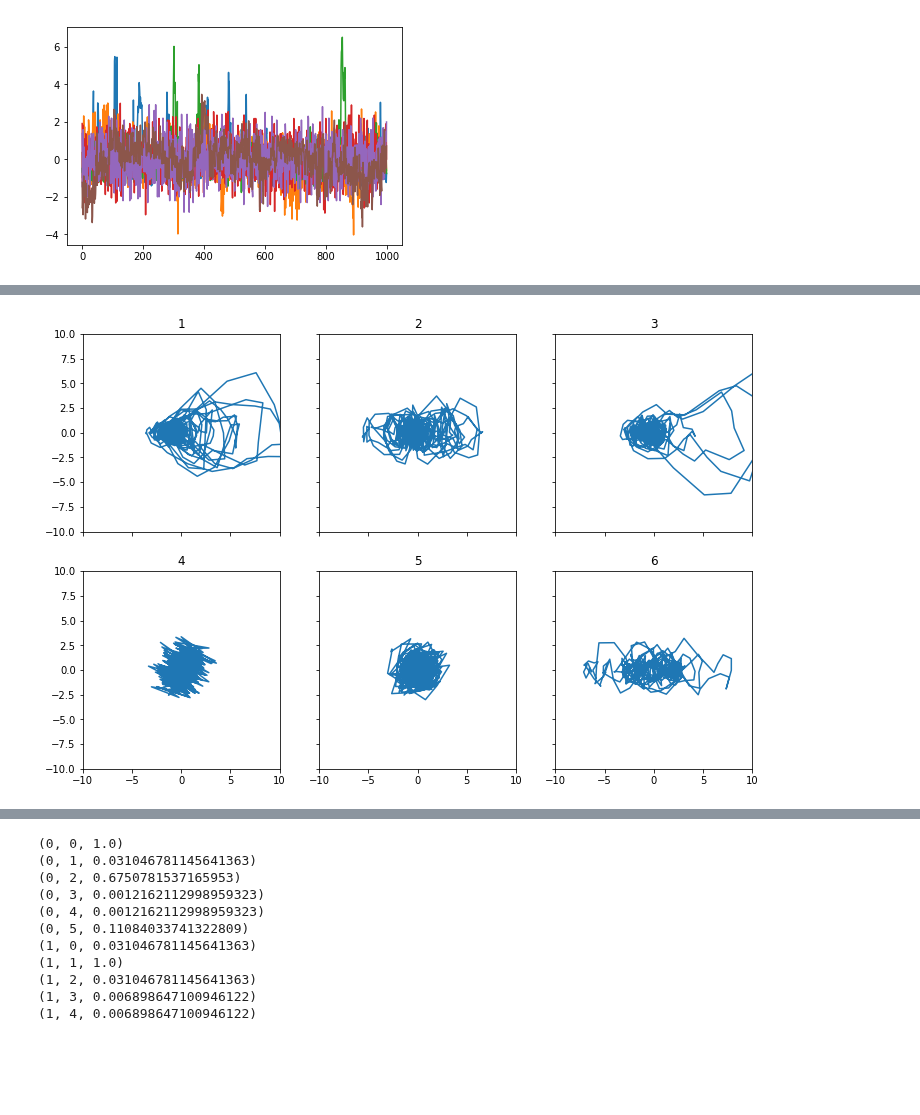
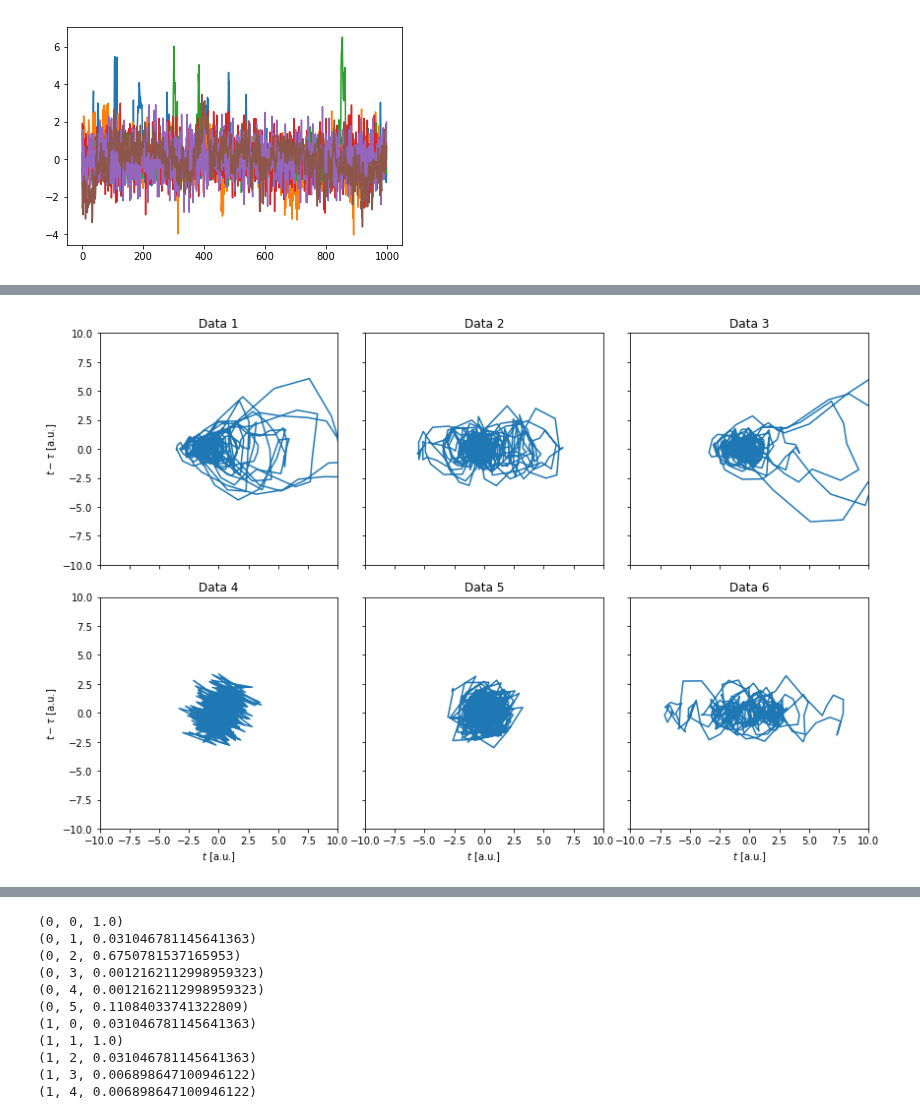
Before and after one commit to Mikkolehtimaki/eitn_model_validation, a Jupyter notebook: Attractor.ipynb, the cells around one changed output, grey strips where cells are left out. Drawn from its saved outputs; the diff is of its cells as text; code cells hidden in the pictures; blank space fills up the shorter version.

```diff
--- a/Attractor.ipynb
+++ b/Attractor.ipynb
@@ -87,12 +87,18 @@ ax1.set_ylim(-lim_value,lim_value)
 ax2.set_ylim(-lim_value,lim_value)
 ax5.set_ylim(-lim_value,lim_value)
 
-ax1.set_title('1')
-ax2.set_title('2')
-ax3.set_title('3')
-ax4.set_title('4')
-ax5.set_title('5')
-ax6.set_title('6')
+ax1.set_title('Data 1')
+ax2.set_title('Data 2')
+ax3.set_title('Data 3')
+ax4.set_title('Data 4')
+ax5.set_title('Data 5')
+ax6.set_title('Data 6')
 
+ax1.set_ylabel(r'$t-\tau$ [a.u.]')
+ax4.set_ylabel(r'$t-\tau$ [a.u.]')
+ax4.set_xlabel(r'$t$ [a.u.]')
+ax5.set_xlabel(r'$t$ [a.u.]')
+ax6.set_xlabel(r'$t$ [a.u.]')
+plt.tight_layout()
 plt.show()
 # %% [output]
@@ -124,29 +130,36 @@ x6 = pca6.transform(x6.T).T
 # %%
 f, ((ax1, ax2, ax3), (ax4, ax5, ax6)) = plt.subplots(2, 3, sharex='col', sharey='row', figsize=(12,8))
 ax1.plot(x1[0], x1[1])
 ax2.plot(x2[0], x2[1])
 ax3.plot(x3[0], x3[1])
 ax4.plot(x4[0], x4[1])
 ax5.plot(x5[0], x5[1])
 ax6.plot(x6[0], x6[1])
 
 lim_value = 10
 
 ax1.set_xlim(-lim_value,lim_value)
 ax2.set_xlim(-lim_value,lim_value)
 ax3.set_xlim(-lim_value,lim_value)
 ax1.set_ylim(-lim_value,lim_value)
 ax2.set_ylim(-lim_value,lim_value)
 ax5.set_ylim(-lim_value,lim_value)
 
-ax1.set_title('1')
-ax2.set_title('2')
-ax3.set_title('3')
-ax4.set_title('4')
-ax5.set_title('5')
-ax6.set_title('6')
+ax1.set_title('Data 1')
+ax2.set_title('Data 2')
+ax3.set_title('Data 3')
+ax4.set_title('Data 4')
+ax5.set_title('Data 5')
+ax6.set_title('Data 6')
+
+ax1.set_ylabel(r'$t-\tau$ [a.u.]')
+ax4.set_ylabel(r'$t-\tau$ [a.u.]')
+ax4.set_xlabel(r'$t$ [a.u.]')
+ax5.set_xlabel(r'$t$ [a.u.]')
+ax6.set_xlabel(r'$t$ [a.u.]')
+plt.tight_layout()
 
 plt.show()
 # %% [output]
-[figure, old version]
+[figure, new version]
 # %%
```
Also changed, not shown: parts of 2 cells of this notebook, 2 other files.
